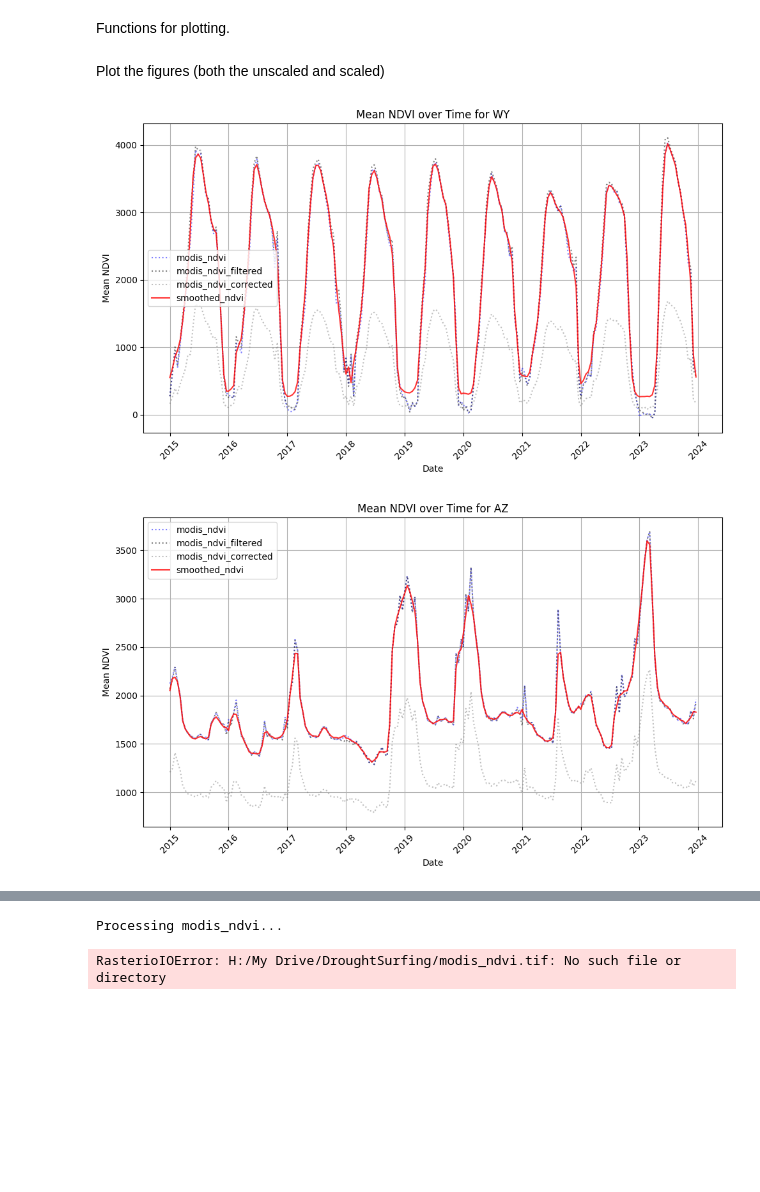
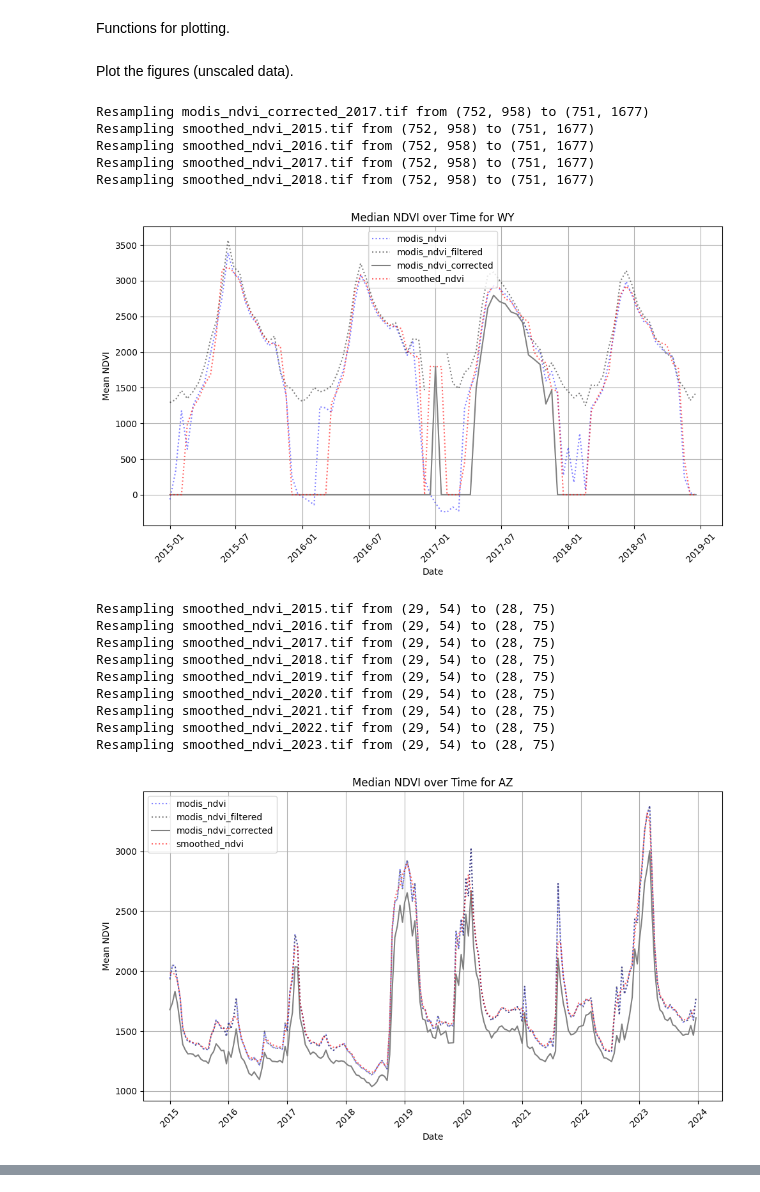
Before and after one commit to tlasharr/DroughtSurfing, a Jupyter notebook: RemoteSensingProcessing/X_VisualizeProcessSteps.ipynb, the cells around one changed output, grey strips where cells are left out. Cells and saved outputs as stored; diff of their text form; code cells hidden in the pictures; blank space fills up the shorter version.

```diff
--- a/RemoteSensingProcessing/X_VisualizeProcessSteps.ipynb
+++ b/RemoteSensingProcessing/X_VisualizeProcessSteps.ipynb
@@ -83,45 +116,62 @@ def calculate_mean_ndvi(ndvi_stack):
 # %% [markdown]
-Plot the figures (both the unscaled and scaled)
+Plot the figures (unscaled data).
 # %%
+## Function to plot NDVI over time
 def plot_ndvi_over_time(locations, file_patterns, years, base_dir):
     for location in locations:
         plt.figure(figsize=(10, 6))
         tiff_dir = os.path.join(base_dir, location)
 
         # Define colors and line styles for different NDVI products
-        styles = [':', ':', ':', '-']
+        styles = [':', ':', '-', ':']
         colors = ['blue', 'black', 'gray', 'red']
-        alphas = [0.5, 0.5, 0.5, 0.8]
+        alphas = [0.5, 0.5, 1, .6]
+
+        target_shape = None  # To store the target shape for resampling
 
         for i, (label, file_pattern) in enumerate(file_patterns.items()):
             if 'corrected' in label or 'smoothed' in label:
-                # For 'modis_ndvi_corrected' and 'smoothed_ndvi', we stack yearly files
-                dates, stacked_ndvi = read_and_stack_ndvi_data(tiff_dir, file_pattern, years)
+                # For 'modis_ndvi_corrected' and 'smoothed_ndvi', stack yearly files
+                dates, stacked_ndvi, target_shape = read_and_stack_ndvi_data(tiff_dir, file_pattern, years, target_shape)
             else:
-                # For 'modis_ndvi' and 'modis_ndvi_filtered', we read a single .tif file
+                # For 'modis_ndvi' and 'modis_ndvi_filtered', read a single .tif file
                 ndvi_path = os.path.join(tiff_dir, file_pattern)
                 dates, stacked_ndvi = read_single_ndvi_file(ndvi_path)
 
             # Calculate mean NDVI for each time step
             mean_ndvi = calculate_mean_ndvi(stacked_ndvi)
 
             # Plot NDVI for each product
             plt.plot(dates, mean_ndvi, label=label, linestyle=styles[i], color=colors[i], alpha=alphas[i])
 
         # Add labels, title, and grid for each location
-        plt.title(f'Mean NDVI over Time for {location}')
+        plt.title(f'Median NDVI over Time for {location}')
         plt.xlabel('Date')
         plt.ylabel('Mean NDVI')
         plt.legend(loc='best')
         plt.grid(True)
         plt.xticks(rotation=45)
         plt.tight_layout()
 
         # Show each plot separately
         plt.show()
 
 # Call the function to plot the NDVI over time for each location
 plot_ndvi_over_time(locations, ndvi_file_patterns, years, base_dir)
 # %% [output]
+Resampling modis_ndvi_corrected_2017.tif from (752, 958) to (751, 1677)
+Resampling smoothed_ndvi_2015.tif from (752, 958) to (751, 1677)
+Resampling smoothed_ndvi_2016.tif from (752, 958) to (751, 1677)
+Resampling smoothed_ndvi_2017.tif from (752, 958) to (751, 1677)
+Resampling smoothed_ndvi_2018.tif from (752, 958) to (751, 1677)
-[figure, old version]
+[figure, new version]
+Resampling smoothed_ndvi_2015.tif from (29, 54) to (28, 75)
+Resampling smoothed_ndvi_2016.tif from (29, 54) to (28, 75)
+Resampling smoothed_ndvi_2017.tif from (29, 54) to (28, 75)
+Resampling smoothed_ndvi_2018.tif from (29, 54) to (28, 75)
+Resampling smoothed_ndvi_2019.tif from (29, 54) to (28, 75)
+Resampling smoothed_ndvi_2020.tif from (29, 54) to (28, 75)
+Resampling smoothed_ndvi_2021.tif from (29, 54) to (28, 75)
+Resampling smoothed_ndvi_2022.tif from (29, 54) to (28, 75)
+Resampling smoothed_ndvi_2023.tif from (29, 54) to (28, 75)
-[figure, old version]
+[figure, new version]
@@ -129,21 +187,0 @@ plot_ndvi_over_time(locations, ndvi_file_patterns, years, base_dir)
-# %%
-# Check the mean and range of NDVI values for each dataset
-for label, file_pattern in ndvi_file_patterns.items():
-    print(f"Processing {label}...")
-
-    if 'corrected' in label or 'smoothed' in label:
-        dates, stacked_ndvi = read_and_stack_ndvi_data(base_dir, file_pattern, years)
-    else:
-        ndvi_path = os.path.join(base_dir, file_pattern)
-        dates, stacked_ndvi = read_single_ndvi_file(ndvi_path)
-
-    # Calculate mean, min, and max NDVI for each stack
-    mean_ndvi = calculate_mean_ndvi(stacked_ndvi)
-    min_ndvi = np.nanmin(stacked_ndvi)
-    max_ndvi = np.nanmax(stacked_ndvi)
-
-    print(f"Mean NDVI for {label}: {np.mean(mean_ndvi)}")
-    print(f"NDVI range for {label}: Min={min_ndvi}, Max={max_ndvi}")
-# %% [output]
-Processing modis_ndvi...
-RasterioIOError: H:/My Drive/DroughtSurfing/modis_ndvi.tif: No such file or directory
```
Also changed, not shown: parts of 3 cells of this notebook, 1 other file.
